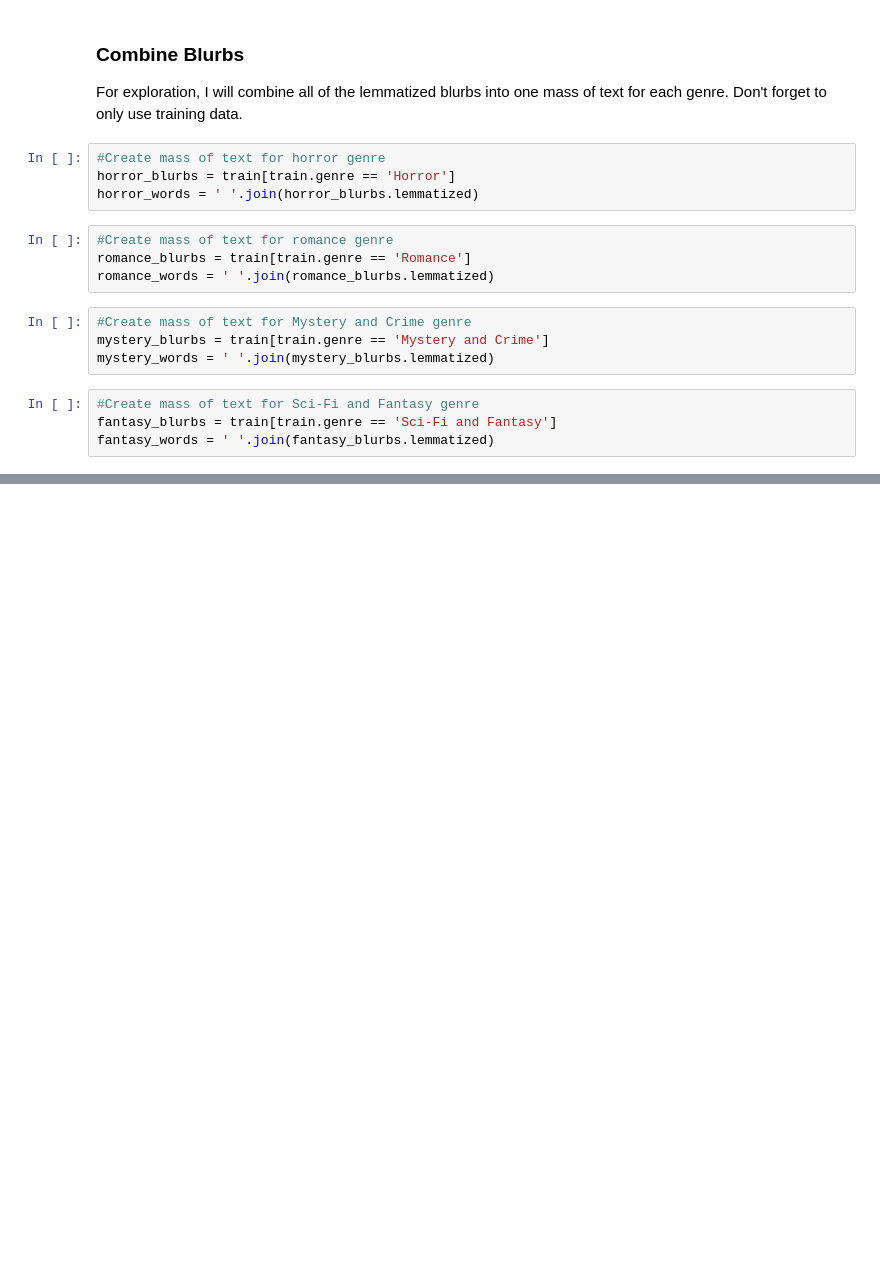
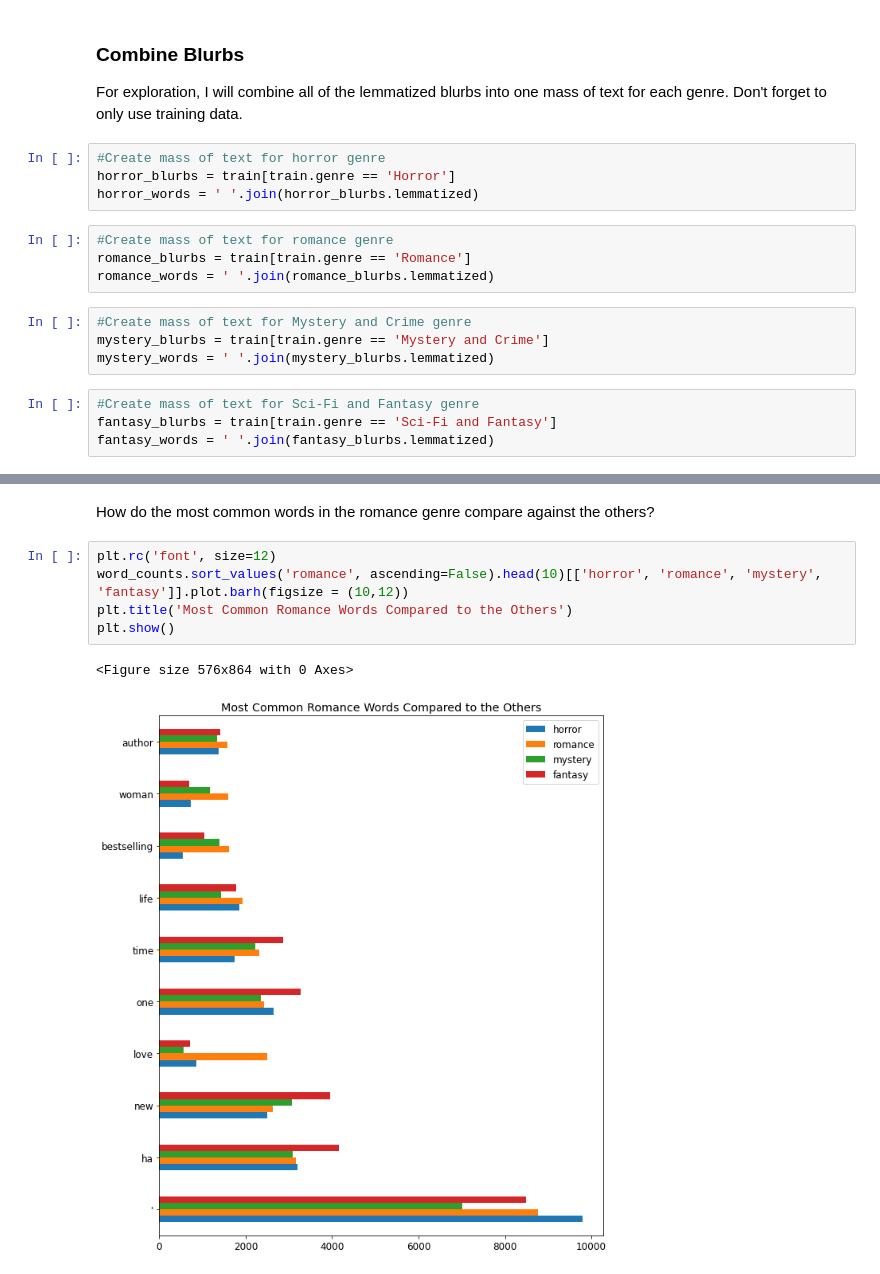
Before and after one commit to johnathon-smith/book-genre-NLP-project, a Jupyter notebook: explore.ipynb, the cells around one changed output, grey strips where cells are left out. Drawn from its saved outputs; the diff is of its cells as text; blank space fills up the shorter version.

```diff
--- a/explore.ipynb
+++ b/explore.ipynb
@@ -90,0 +165,10 @@ dtype: int64
+# %% [markdown]
+How do the most common words in the romance genre compare against the others?
+# %%
+plt.rc('font', size=12)
+word_counts.sort_values('romance', ascending=False).head(10)[['horror', 'romance', 'mystery', 'fantasy']].plot.barh(figsize = (10,12))
+plt.title('Most Common Romance Words Compared to the Others')
+plt.show()
+# %% [output]
+<Figure size 576x864 with 0 Axes>
+[figure, added]
```
Also changed, not shown: parts of 52 cells of this notebook.
